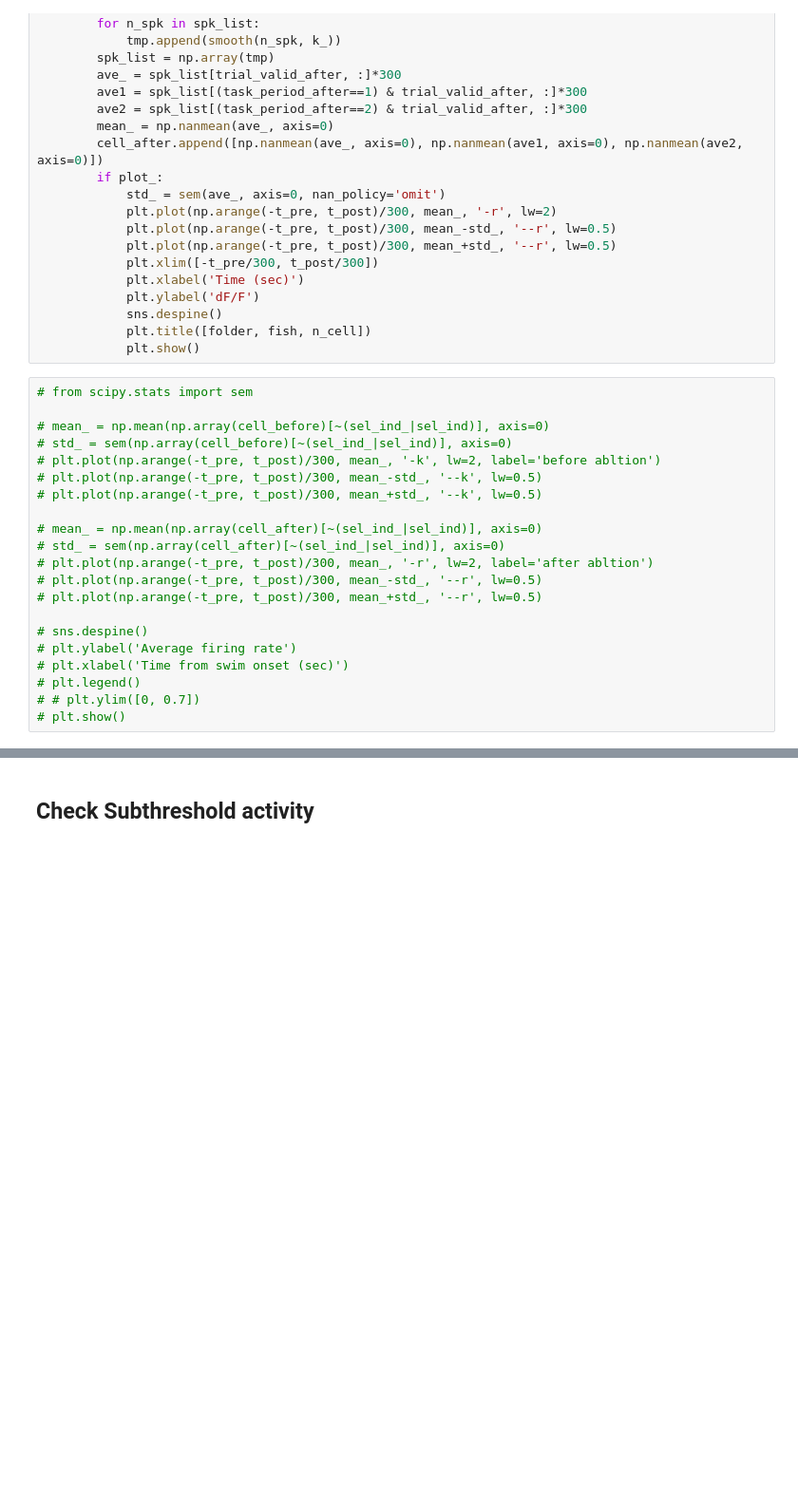
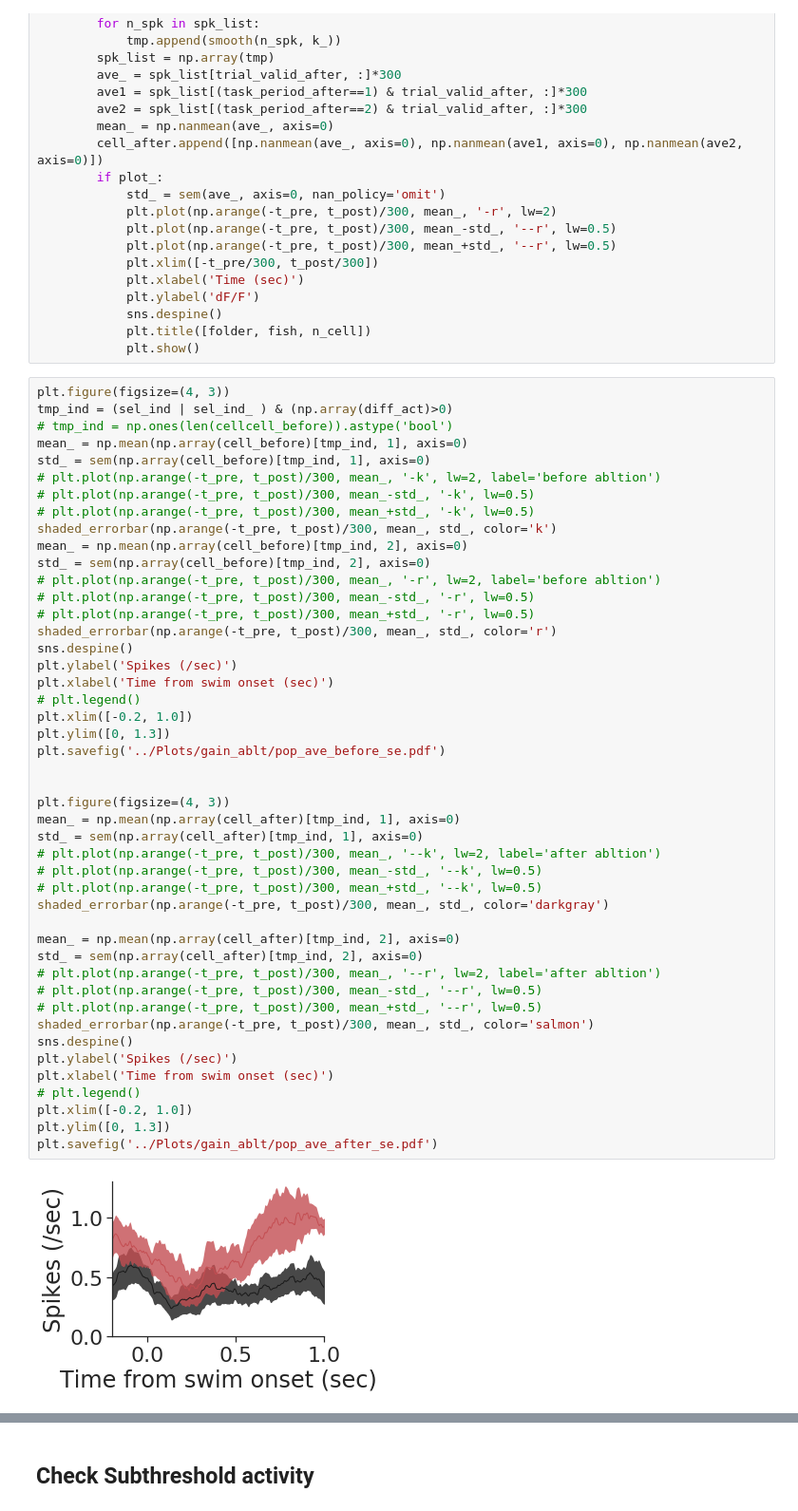
Before and after one commit to zqwei/DRN_voltage_analysis, a Jupyter notebook: Notebooks/gain_ablt_spikes.ipynb, the cells around one changed output, grey strips where cells are left out. Shown at 95% size. Cells and saved outputs as stored; diff of their text form; blank space fills up the shorter version.

Commit message:
update analysis for gain ablation task

```diff
--- a/Notebooks/gain_ablt_spikes.ipynb
+++ b/Notebooks/gain_ablt_spikes.ipynb
@@ -427,23 +318,50 @@ for ind, row in dat_xls_file.iterrows():
             plt.title([folder, fish, n_cell])
             plt.show()
 # %%
-# from scipy.stats import sem
+plt.figure(figsize=(4, 3))
+tmp_ind = (sel_ind | sel_ind_ ) & (np.array(diff_act)>0)
+# tmp_ind = np.ones(len(cellcell_before)).astype('bool')
+mean_ = np.mean(np.array(cell_before)[tmp_ind, 1], axis=0)
+std_ = sem(np.array(cell_before)[tmp_ind, 1], axis=0)
+# plt.plot(np.arange(-t_pre, t_post)/300, mean_, '-k', lw=2, label='before abltion')
+# plt.plot(np.arange(-t_pre, t_post)/300, mean_-std_, '-k', lw=0.5)
+# plt.plot(np.arange(-t_pre, t_post)/300, mean_+std_, '-k', lw=0.5)
+shaded_errorbar(np.arange(-t_pre, t_post)/300, mean_, std_, color='k')
+mean_ = np.mean(np.array(cell_before)[tmp_ind, 2], axis=0)
+std_ = sem(np.array(cell_before)[tmp_ind, 2], axis=0)
+# plt.plot(np.arange(-t_pre, t_post)/300, mean_, '-r', lw=2, label='before abltion')
+# plt.plot(np.arange(-t_pre, t_post)/300, mean_-std_, '-r', lw=0.5)
+# plt.plot(np.arange(-t_pre, t_post)/300, mean_+std_, '-r', lw=0.5)
+shaded_errorbar(np.arange(-t_pre, t_post)/300, mean_, std_, color='r')
+sns.despine()
+plt.ylabel('Spikes (/sec)')
+plt.xlabel('Time from swim onset (sec)')
+# plt.legend()
+plt.xlim([-0.2, 1.0])
+plt.ylim([0, 1.3])
+plt.savefig('../Plots/gain_ablt/pop_ave_before_se.pdf')
 
-# mean_ = np.mean(np.array(cell_before)[~(sel_ind_|sel_ind)], axis=0)
-# std_ = sem(np.array(cell_before)[~(sel_ind_|sel_ind)], axis=0)
-# plt.plot(np.arange(-t_pre, t_post)/300, mean_, '-k', lw=2, label='before abltion')
+
+plt.figure(figsize=(4, 3))
+mean_ = np.mean(np.array(cell_after)[tmp_ind, 1], axis=0)
+std_ = sem(np.array(cell_after)[tmp_ind, 1], axis=0)
+# plt.plot(np.arange(-t_pre, t_post)/300, mean_, '--k', lw=2, label='after abltion')
 # plt.plot(np.arange(-t_pre, t_post)/300, mean_-std_, '--k', lw=0.5)
 # plt.plot(np.arange(-t_pre, t_post)/300, mean_+std_, '--k', lw=0.5)
+shaded_errorbar(np.arange(-t_pre, t_post)/300, mean_, std_, color='darkgray')
 
-# mean_ = np.mean(np.array(cell_after)[~(sel_ind_|sel_ind)], axis=0)
-# std_ = sem(np.array(cell_after)[~(sel_ind_|sel_ind)], axis=0)
-# plt.plot(np.arange(-t_pre, t_post)/300, mean_, '-r', lw=2, label='after abltion')
+mean_ = np.mean(np.array(cell_after)[tmp_ind, 2], axis=0)
+std_ = sem(np.array(cell_after)[tmp_ind, 2], axis=0)
+# plt.plot(np.arange(-t_pre, t_post)/300, mean_, '--r', lw=2, label='after abltion')
 # plt.plot(np.arange(-t_pre, t_post)/300, mean_-std_, '--r', lw=0.5)
 # plt.plot(np.arange(-t_pre, t_post)/300, mean_+std_, '--r', lw=0.5)
-
-# sns.despine()
-# plt.ylabel('Average firing rate')
-# plt.xlabel('Time from swim onset (sec)')
+shaded_errorbar(np.arange(-t_pre, t_post)/300, mean_, std_, color='salmon')
+sns.despine()
+plt.ylabel('Spikes (/sec)')
+plt.xlabel('Time from swim onset (sec)')
 # plt.legend()
-# # plt.ylim([0, 0.7])
-# plt.show()
+plt.xlim([-0.2, 1.0])
+plt.ylim([0, 1.3])
+plt.savefig('../Plots/gain_ablt/pop_ave_after_se.pdf')
+# %% [output]
+[figure, added]
```
Also changed, not shown: parts of 8 cells of this notebook.
